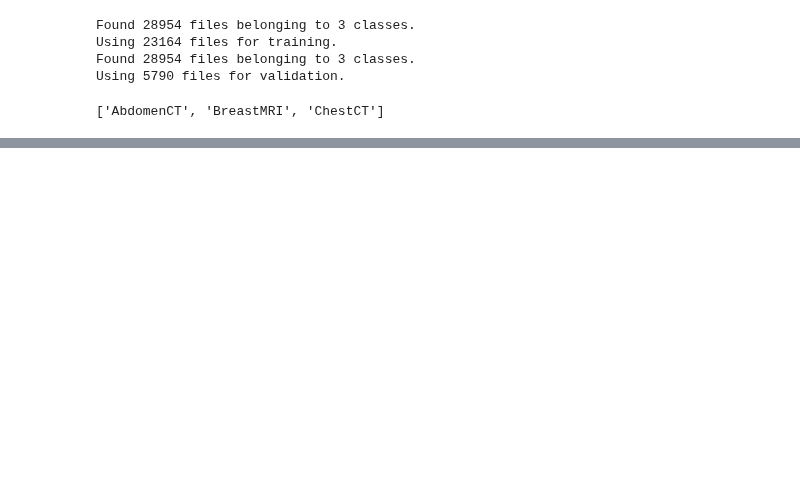
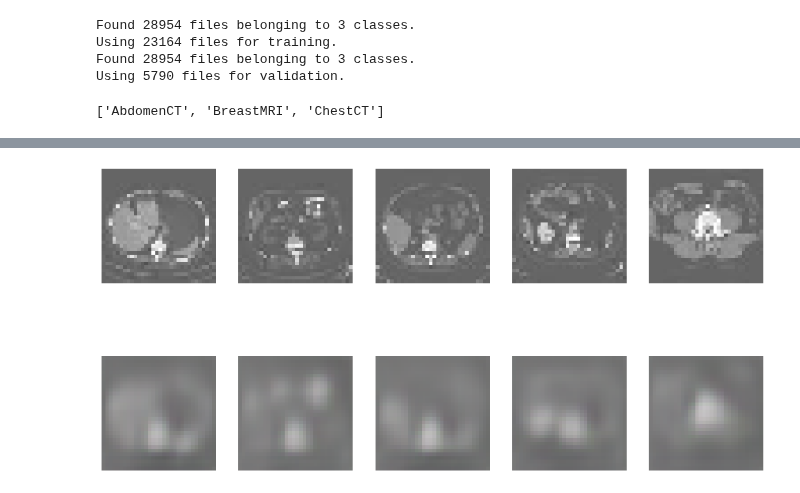
Before and after one commit to Le4o/topicos-avancados-ic, a Jupyter notebook: GAN_VAE_3.ipynb, the cells around one changed output, grey strips where cells are left out. Drawn from its saved outputs; the diff is of its cells as text; code cells hidden in the pictures; blank space fills up the shorter version.

Commit message:
Adicionando autoencoder

```diff
--- a/GAN_VAE_3.ipynb
+++ b/GAN_VAE_3.ipynb
@@ -249,0 +298,32 @@ embed.embed_file(anim_file)
+# %%
+from tensorflow.keras.models import Model, Sequential
+from tensorflow.keras.layers import Conv2D, MaxPooling2D, UpSampling2D, Dropout, Flatten, Dense, Reshape, Input
+
+encoded_dim = 2
+batch_size = 128
+epochs = 5
+inChannel = 3
+x, y = 32, 32
+input_img = Input(shape = (x, y, inChannel))
+
+def autoencoder(input_img):
+    # Encoder
+    conv1 = Conv2D(32, (3, 3), activation='relu', padding='same')(input_img) #28 x 28 x 32
+    pool1 = MaxPooling2D(pool_size=(2, 2))(conv1) #14 x 14 x 32
+    conv2 = Conv2D(64, (3, 3), activation='relu', padding='same')(pool1) #14 x 14 x 64
+    pool2 = MaxPooling2D(pool_size=(2, 2))(conv2) #7 x 7 x 64
+    conv3 = Conv2D(128, (3, 3), activation='relu', padding='same')(pool2) #7 x 7 x 128 (small and thick)
+
+    # Decoder
+    conv4 = Conv2D(128, (3, 3), activation='relu', padding='same')(conv3) #7 x 7 x 128
+    up1 = UpSampling2D((2,2))(conv4) # 14 x 14 x 128
+    conv5 = Conv2D(64, (3, 3), activation='relu', padding='same')(up1) # 14 x 14 x 64
+    up2 = UpSampling2D((2,2))(conv5) # 28 x 28 x 64
+    decoded = Conv2D(3, (3, 3), activation='sigmoid', padding='same')(up2) # 28 x 28 x 3
+    return decoded
+# %%
+autoencoder = Model(input_img, autoencoder(input_img))
+autoencoder.compile(loss = 'mse')
+autoencoder.summary()
+autoencoder_train = autoencoder.fit(x_train, x_train, epochs = 20, verbose=1)
+autoencoder_train
@@ -249,0 +349,11 @@ embed.embed_file(anim_file)
+# %%
+reconstructed_img = autoencoder(example_images)
+
+f, axs = plt.subplots(2, 5, figsize=(15, 8))
+for j in range(5):
+    axs[0, j].imshow(example_images[j+20], cmap='binary')
+    axs[1, j].imshow(reconstructed_img[j+20].numpy().squeeze(), cmap='binary')
+    axs[0, j].axis('off')
+    axs[1, j].axis('off')
+# %% [output]
+[figure, added]
```
Also changed, not shown: parts of 15 cells of this notebook.
